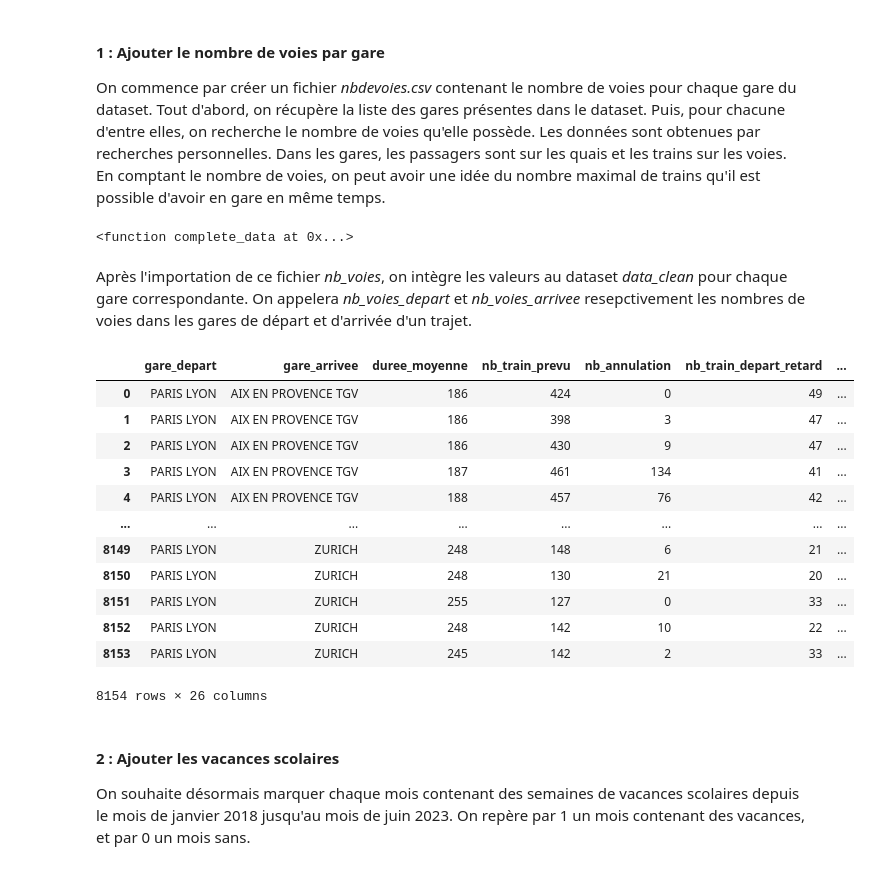
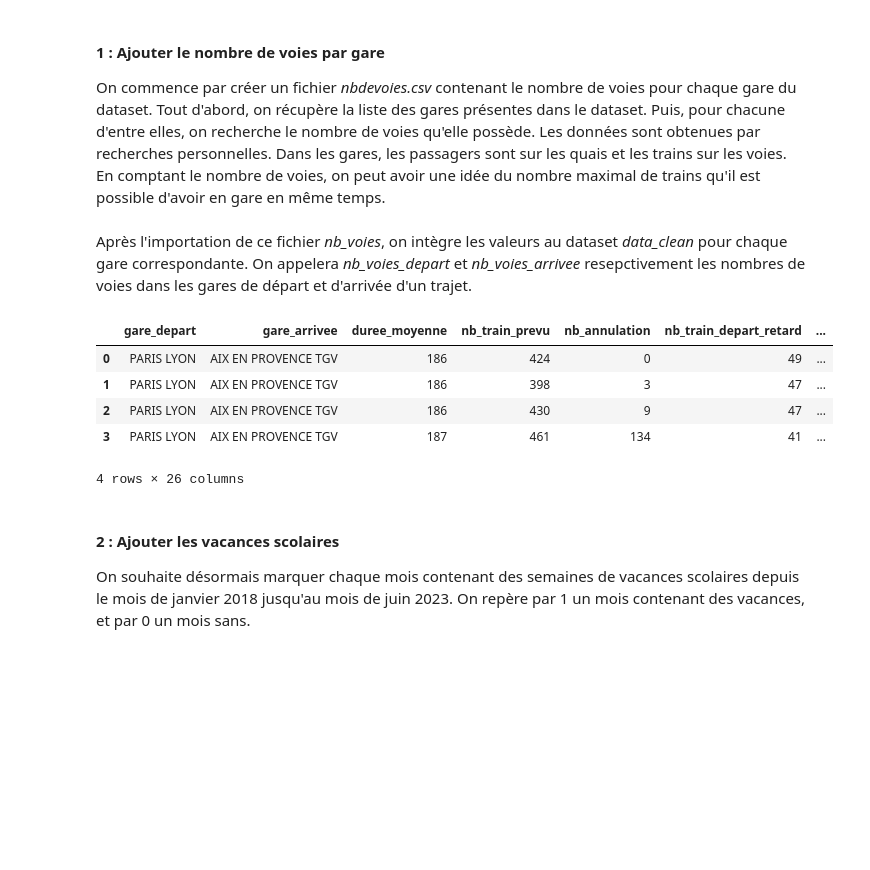
Before and after one commit to MatteoGentili/Apprentissage_Automatique_Project, a Jupyter notebook: Python_files/explo_traitement_data.ipynb, the cells around one changed output. Drawn from its saved outputs; the diff is of its cells as text; code cells hidden in the pictures; blank space fills up the shorter version.

```diff
--- a/Python_files/explo_traitement_data.ipynb
+++ b/Python_files/explo_traitement_data.ipynb
@@ -144,32 +141,22 @@ def complete_data():
     print('Donées manquantes :', '\n', nb_voies_df.isnull().sum(), '\n')
     print('Type des données :', '\n', nb_voies_df.dtypes)
     nb_voies_df
-print(complete_data)
-# %% [output]
-<function complete_data at 0x...>
 # %% [markdown]
 Après l'importation de ce fichier *nb_voies*, on intègre les valeurs au dataset *data_clean* pour chaque gare correspondante. On appelera *nb_voies_depart* et *nb_voies_arrivee* resepctivement les nombres de voies dans les gares de départ et d'arrivée d'un trajet.
 # %%
 gares_voies_dict = dict(zip(nb_voies_df['gare'], nb_voies_df[' nb_voies']))
 
 df_clean['nb_de_voies_depart'] = df_clean['gare_depart'].map(gares_voies_dict)
 df_clean['nb_de_voies_arrivee'] = df_clean['gare_arrivee'].map(gares_voies_dict)
 
-df_clean
+df_clean[:4]
 # %% [output]
 |  | gare_depart | gare_arrivee | duree_moyenne | nb_train_prevu | nb_annulation | nb_train_depart_retard | ... |
 | 0 | PARIS LYON | AIX EN PROVENCE TGV | 186 | 424 | 0 | 49 | ... |
 | 1 | PARIS LYON | AIX EN PROVENCE TGV | 186 | 398 | 3 | 47 | ... |
 | 2 | PARIS LYON | AIX EN PROVENCE TGV | 186 | 430 | 9 | 47 | ... |
 | 3 | PARIS LYON | AIX EN PROVENCE TGV | 187 | 461 | 134 | 41 | ... |
-| 4 | PARIS LYON | AIX EN PROVENCE TGV | 188 | 457 | 76 | 42 | ... |
-| ... | ... | ... | ... | ... | ... | ... | ... |
-| 8149 | PARIS LYON | ZURICH | 248 | 148 | 6 | 21 | ... |
-| 8150 | PARIS LYON | ZURICH | 248 | 130 | 21 | 20 | ... |
-| 8151 | PARIS LYON | ZURICH | 255 | 127 | 0 | 33 | ... |
-| 8152 | PARIS LYON | ZURICH | 248 | 142 | 10 | 22 | ... |
-| 8153 | PARIS LYON | ZURICH | 245 | 142 | 2 | 33 | ... |
-8154 rows × 26 columns
+4 rows × 26 columns
 # %% [markdown]
 #### 2 : Ajouter les vacances scolaires
 
```
Also changed, not shown: parts of 14 cells of this notebook.
